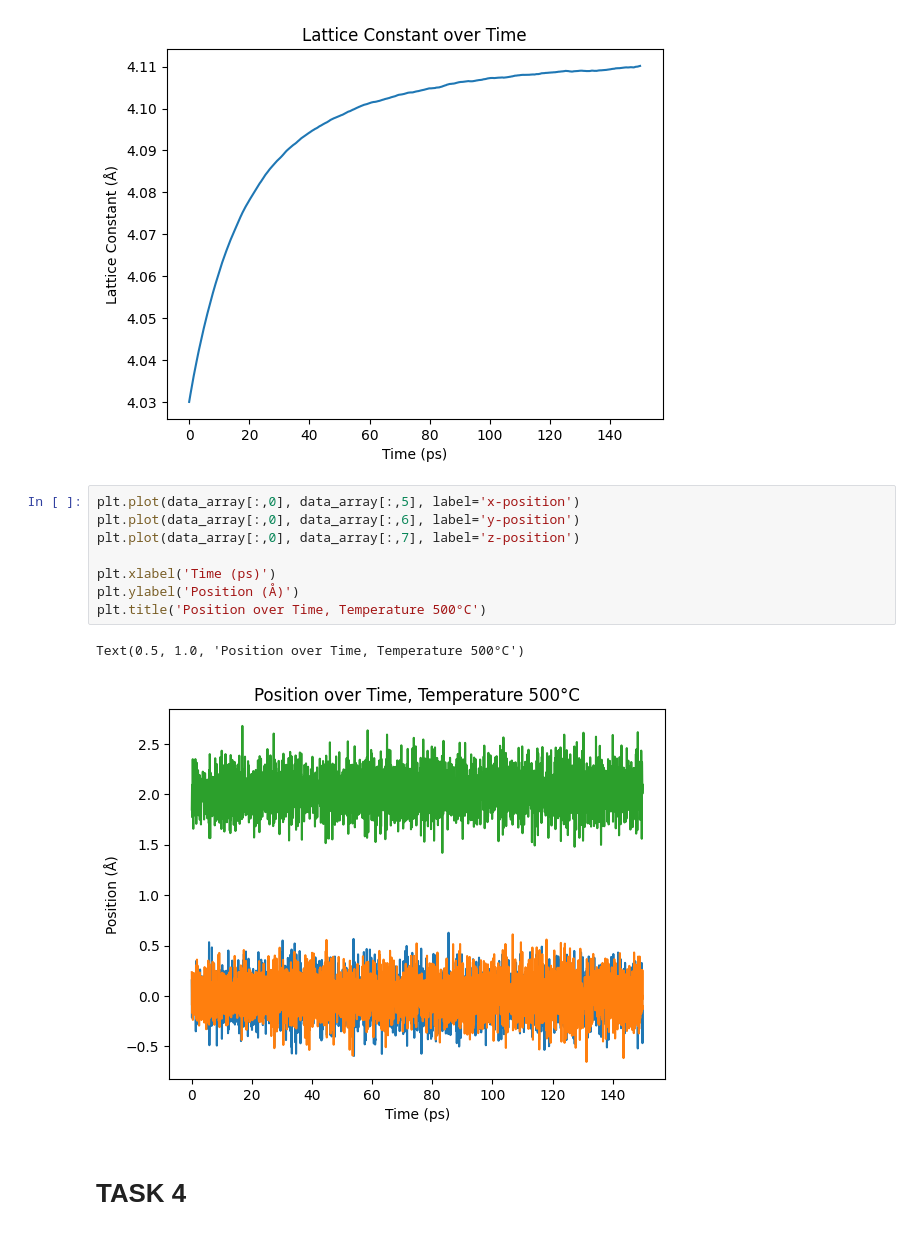
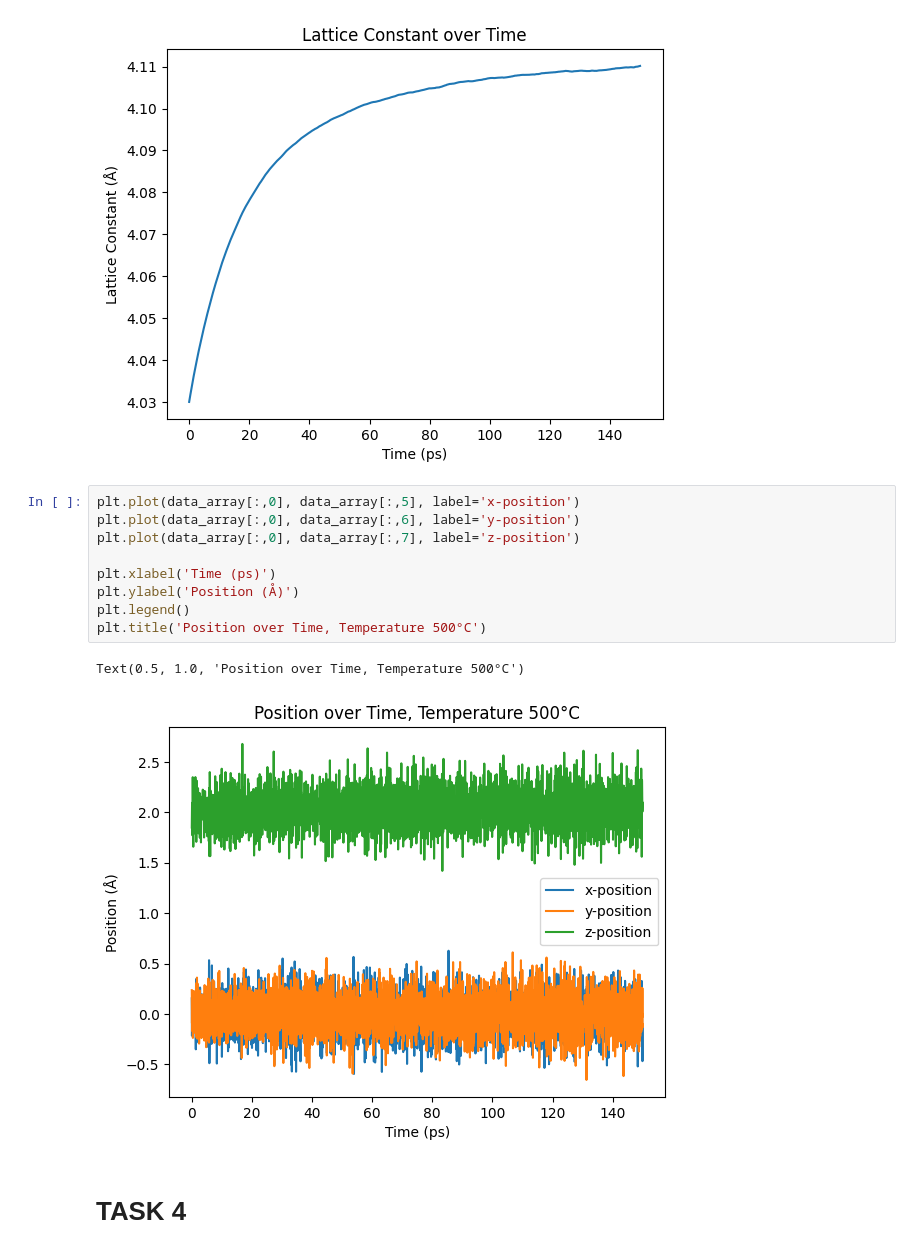
Before and after one commit to RichardBlucher/fka122-Exercises, a Jupyter notebook: fka122-Exercises1/Home-assignment/H1/visual.ipynb, the cells around one changed output. Saved outputs shown, nothing was run; the diff lists cells and outputs as text.

```diff
--- a/fka122-Exercises1/Home-assignment/H1/visual.ipynb
+++ b/fka122-Exercises1/Home-assignment/H1/visual.ipynb
@@ -190,14 +190,15 @@ Text(0.5, 1.0, 'Lattice Constant over Time')
 # %%
 plt.plot(data_array[:,0], data_array[:,5], label='x-position')
 plt.plot(data_array[:,0], data_array[:,6], label='y-position')
 plt.plot(data_array[:,0], data_array[:,7], label='z-position')
 
 plt.xlabel('Time (ps)')
 plt.ylabel('Position (Å)')
+plt.legend()
 plt.title('Position over Time, Temperature 500°C')
 # %% [output]
 Text(0.5, 1.0, 'Position over Time, Temperature 500°C')
-[figure, old version]
+[figure, new version]
 # %% [markdown]
 # TASK 4
 # %%
```
Also changed, not shown: parts of 9 cells of this notebook, 17 other files.
